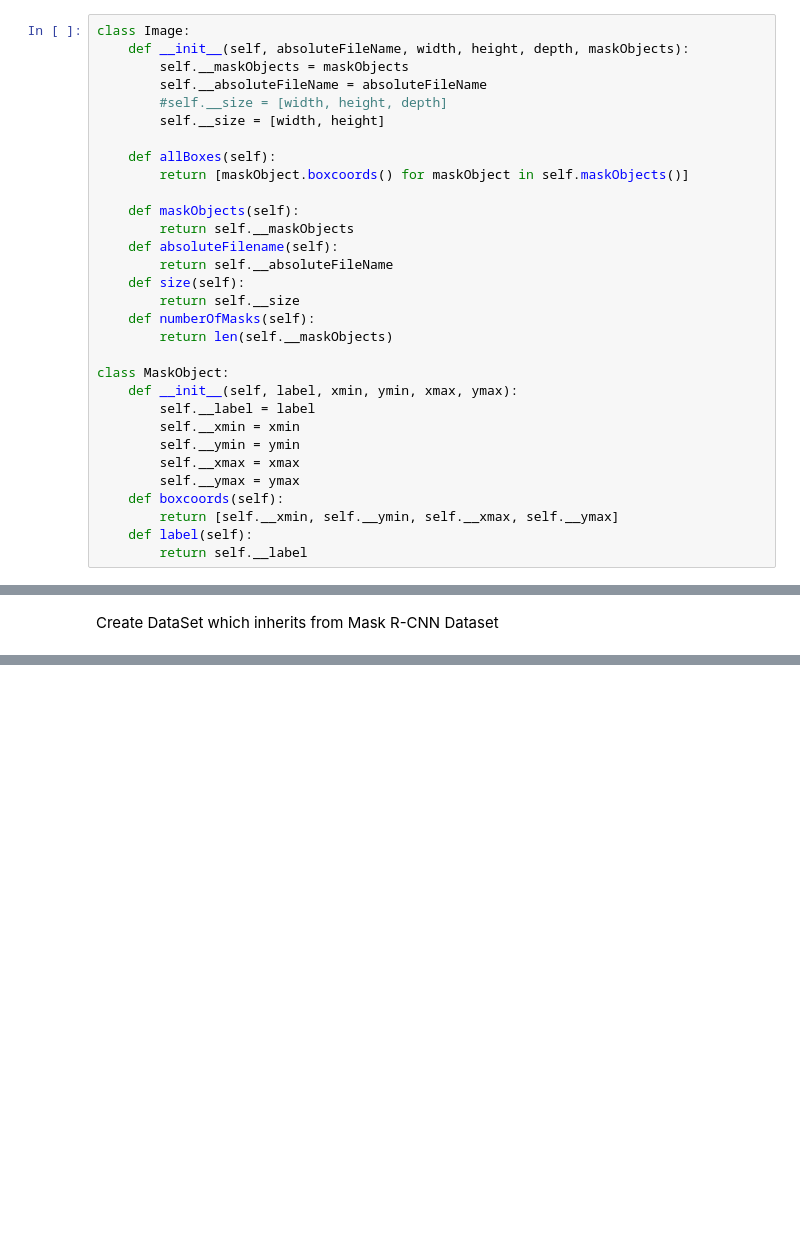
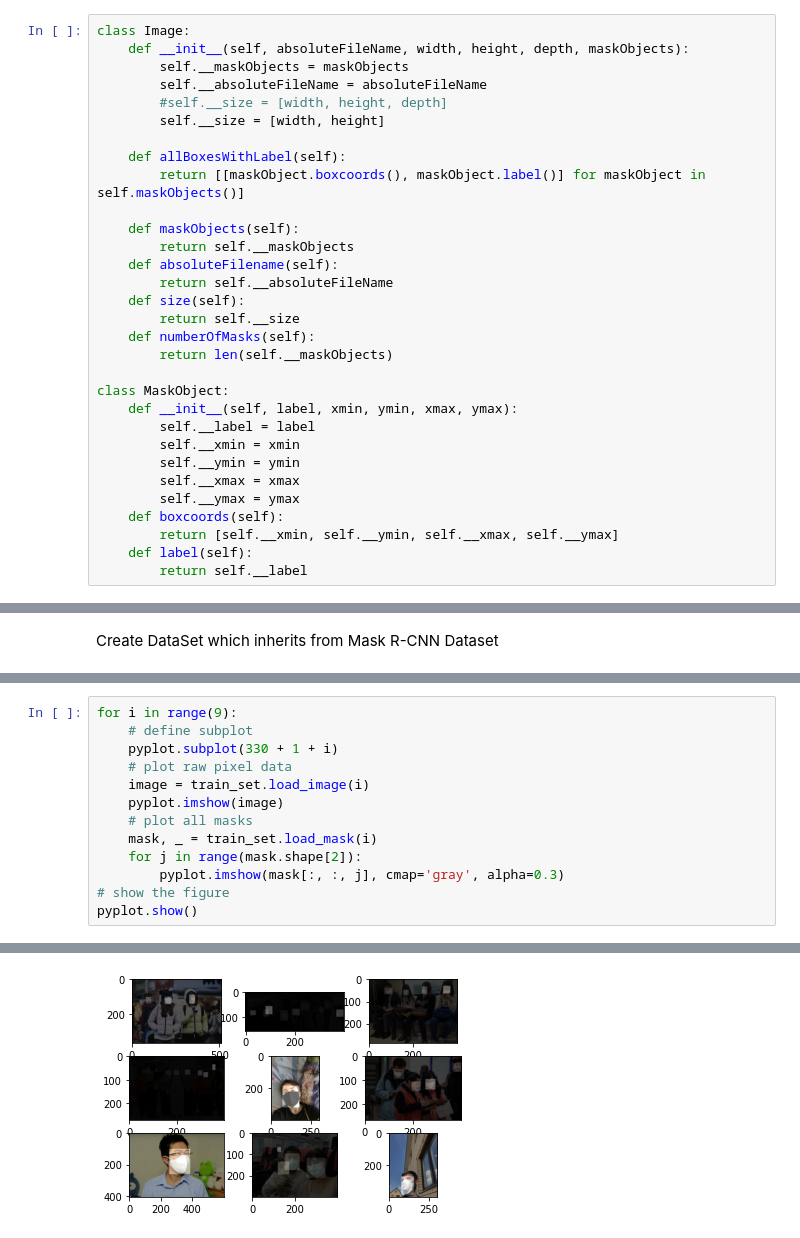
Before and after one commit to andygubser/mask_detection, a Jupyter notebook: Fabian/MaskDetection.ipynb, the cells around one changed output, grey strips where cells are left out. Drawn from its saved outputs; the diff is of its cells as text; blank space fills up the shorter version.

```diff
--- a/Fabian/MaskDetection.ipynb
+++ b/Fabian/MaskDetection.ipynb
@@ -676,8 +59,8 @@ class Image:
         #self.__size = [width, height, depth]
         self.__size = [width, height]
 
-    def allBoxes(self):
-        return [maskObject.boxcoords() for maskObject in self.maskObjects()]
+    def allBoxesWithLabel(self):
+        return [[maskObject.boxcoords(), maskObject.label()] for maskObject in self.maskObjects()]
 
     def maskObjects(self):
         return self.__maskObjects
@@ -873,0 +273,14 @@ extracted [boxes: [[73, 87, 174, 206], [245, 152, 327, 239]], width: 400, height
+# %%
+for i in range(9):
+    # define subplot
+    pyplot.subplot(330 + 1 + i)
+    # plot raw pixel data
+    image = train_set.load_image(i)
+    pyplot.imshow(image)
+    # plot all masks
+    mask, _ = train_set.load_mask(i)
+    for j in range(mask.shape[2]):
+        pyplot.imshow(mask[:, :, j], cmap='gray', alpha=0.3)
+# show the figure
+pyplot.show()
+# %% [output]
@@ -873,0 +296 @@ extracted [boxes: [[73, 87, 174, 206], [245, 152, 327, 239]], width: 400, height
+[figure, added]
```
Also changed, not shown: parts of 83 cells of this notebook.
